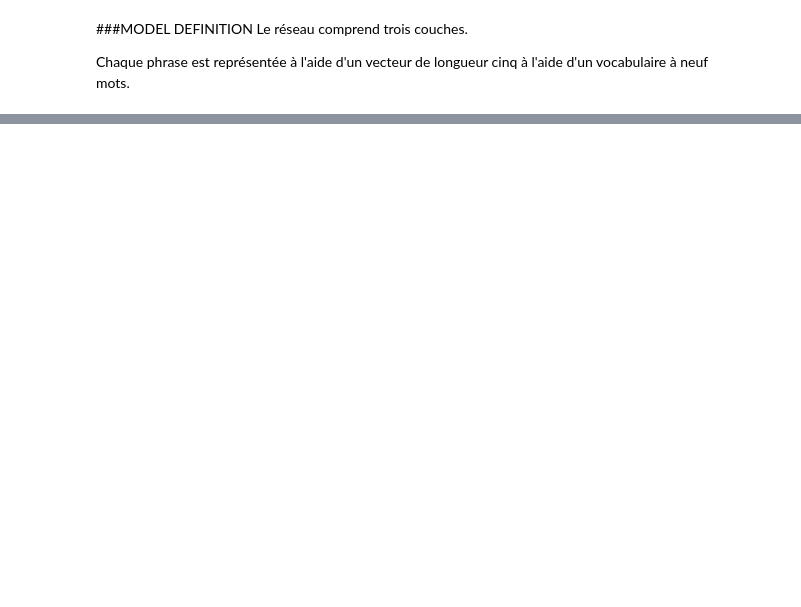
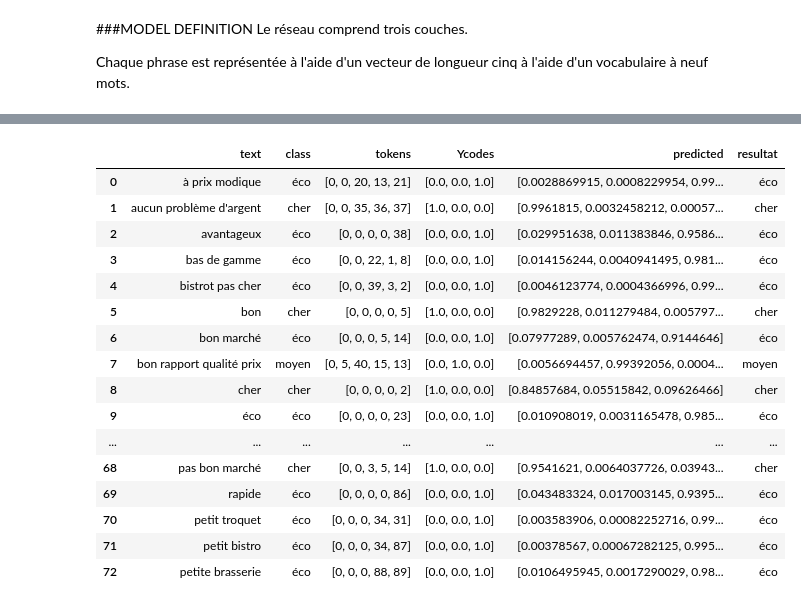
Before and after one commit to emmanuelfe/costtweet, a Jupyter notebook: Costtweet CNN+Fasttext.ipynb, the cells around one changed output, grey strips where cells are left out. Saved outputs shown, nothing was run; the diff lists cells and outputs as text; code cells hidden in the pictures; blank space fills up the shorter version.

```diff
--- a/Costtweet CNN+Fasttext.ipynb
+++ b/Costtweet CNN+Fasttext.ipynb
@@ -256,0 +281,26 @@ model
+# %%
+########################### MODEL DEFINITION
+# train a 1D convnet with global maxpooling
+sequence_input = Input(shape=(MAX_SEQUENCE_LENGTH,), dtype='int32')
+embedded_sequences = embedding_layer(sequence_input)
+x = Conv1D(128, 5, activation='relu')(embedded_sequences)
+x = MaxPooling1D(1)(x)
+x = Conv1D(128, 1, activation='relu')(x)
+x = MaxPooling1D(1)(x)
+x = Conv1D(128, 1, activation='relu')(x)
+x = GlobalMaxPooling1D()(x)
+x = Dense(128, activation='relu')(x)
+preds = Dense(3, activation='softmax')(x)
+# %%
+model = Model(sequence_input, preds)
+model.compile(loss='categorical_crossentropy',
+              optimizer='rmsprop',
+              metrics=['acc'])
+# %%
+x_train = data
+y_train = dummy_y
+
+model.fit(x_train, y_train,
+          batch_size=128,
+          epochs=20)
+#          validation_data=(x_val, y_val))
@@ -257,13 +326,7 @@ model
 # %%
 ###### TRAINING + EVALUATION
-x_train = XEncoded
-y_train = dummy_y
-batch_size = 5
-model.fit(x_train, y_train,
-          epochs=100,
-          batch_size=batch_size)
 x_test = x_train
 y_test = y_train
-loss,metric = model.evaluate(x_test, y_test, batch_size=batch_size)
+loss,metric = model.evaluate(x_test, y_test)
 print ("Loss = ", loss," Accuracy = ",metric)
 # %% [output]
@@ -271,13 +335,31 @@ NameError: name 'XEncoded' is not defined
 # %%
-dataset['predicted'] = list(model.predict(XEncoded))
+dataset['predicted'] = list(model.predict(x_train))
 
 def decodeY(L):
 	if L[0]>L[1] and L[0]>L[2]:
 		return "cher"
 	elif L[2]>L[1] and L[2]>L[0]:
 		return "éco"
 	else:
 		return "moyen"
 
 dataset['resultat']=list(map(decodeY,dataset['predicted']))
 dataset
+# %% [output]
+|  | text | class | tokens | Ycodes | predicted | resultat |
+| 0 | à prix modique | éco | [0, 0, 20, 13, 21] | [0.0, 0.0, 1.0] | [0.0028869915, 0.0008229954, 0.99... | éco |
+| 1 | aucun problème d'argent | cher | [0, 0, 35, 36, 37] | [1.0, 0.0, 0.0] | [0.9961815, 0.0032458212, 0.00057... | cher |
+| 2 | avantageux | éco | [0, 0, 0, 0, 38] | [0.0, 0.0, 1.0] | [0.029951638, 0.011383846, 0.9586... | éco |
+| 3 | bas de gamme | éco | [0, 0, 22, 1, 8] | [0.0, 0.0, 1.0] | [0.014156244, 0.0040941495, 0.981... | éco |
+| 4 | bistrot pas cher | éco | [0, 0, 39, 3, 2] | [0.0, 0.0, 1.0] | [0.0046123774, 0.0004366996, 0.99... | éco |
+| 5 | bon | cher | [0, 0, 0, 0, 5] | [1.0, 0.0, 0.0] | [0.9829228, 0.011279484, 0.005797... | cher |
+| 6 | bon marché | éco | [0, 0, 0, 5, 14] | [0.0, 0.0, 1.0] | [0.07977289, 0.005762474, 0.9144646] | éco |
+| 7 | bon rapport qualité prix | moyen | [0, 5, 40, 15, 13] | [0.0, 1.0, 0.0] | [0.0056694457, 0.99392056, 0.0004... | moyen |
+| 8 | cher | cher | [0, 0, 0, 0, 2] | [1.0, 0.0, 0.0] | [0.84857684, 0.05515842, 0.09626466] | cher |
+| 9 | éco | éco | [0, 0, 0, 0, 23] | [0.0, 0.0, 1.0] | [0.010908019, 0.0031165478, 0.985... | éco |
+| ... | ... | ... | ... | ... | ... | ... |
+| 68 | pas bon marché | cher | [0, 0, 3, 5, 14] | [1.0, 0.0, 0.0] | [0.9541621, 0.0064037726, 0.03943... | cher |
+| 69 | rapide | éco | [0, 0, 0, 0, 86] | [0.0, 0.0, 1.0] | [0.043483324, 0.017003145, 0.9395... | éco |
+| 70 | petit troquet | éco | [0, 0, 0, 34, 31] | [0.0, 0.0, 1.0] | [0.003583906, 0.00082252716, 0.99... | éco |
+| 71 | petit bistro | éco | [0, 0, 0, 34, 87] | [0.0, 0.0, 1.0] | [0.00378567, 0.00067282125, 0.995... | éco |
+| 72 | petite brasserie | éco | [0, 0, 0, 88, 89] | [0.0, 0.0, 1.0] | [0.0106495945, 0.0017290029, 0.98... | éco |
```
Also changed, not shown: parts of 16 cells of this notebook.
